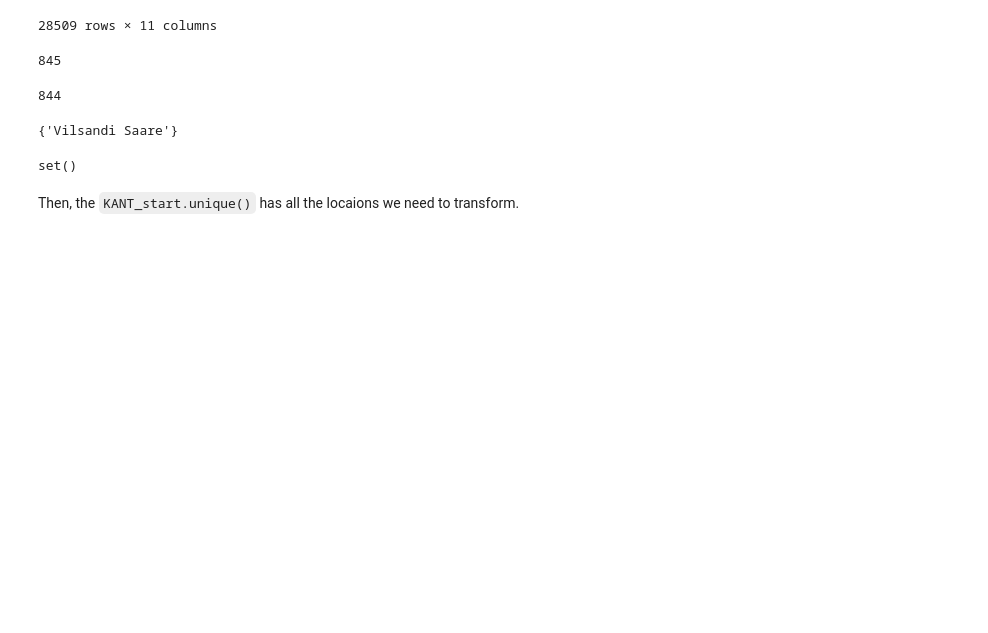
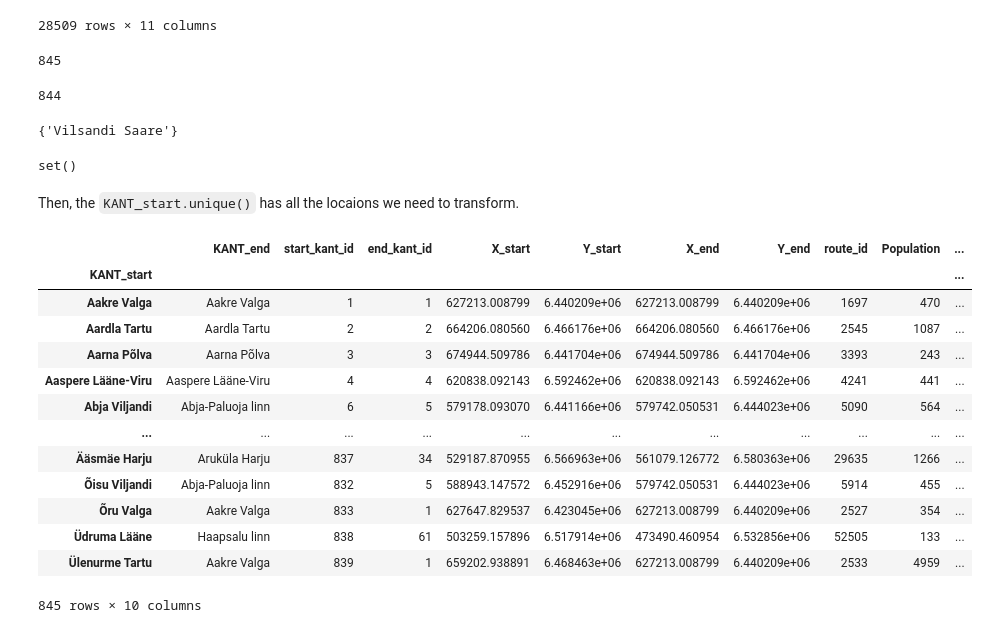
Before and after one commit to MINIMALaq/Connection_plot_on_the_map, a Jupyter notebook: pre_process.ipynb, the cells around one changed output. Saved outputs shown, nothing was run; the diff lists cells and outputs as text; code cells hidden in the pictures; blank space fills up the shorter version.

```diff
--- a/pre_process.ipynb
+++ b/pre_process.ipynb
@@ -59,3 +47,22 @@ set(df.KANT_end.unique()) - set(df.KANT_start.unique())
 set()
 # %% [markdown]
 Then, the `KANT_start.unique()` has all the locaions we need to transform.
+# %%
+start = df.groupby('KANT_start').first()
+# %%
+start
+# %% [output]
+|  | KANT_end | start_kant_id | end_kant_id | X_start | Y_start | X_end | Y_end | route_id | Population | ... |
+| KANT_start |  |  |  |  |  |  |  |  |  | ... |
+| Aakre Valga | Aakre Valga | 1 | 1 | 627213.008799 | 6.440209e+06 | 627213.008799 | 6.440209e+06 | 1697 | 470 | ... |
+| Aardla Tartu | Aardla Tartu | 2 | 2 | 664206.080560 | 6.466176e+06 | 664206.080560 | 6.466176e+06 | 2545 | 1087 | ... |
+| Aarna Põlva | Aarna Põlva | 3 | 3 | 674944.509786 | 6.441704e+06 | 674944.509786 | 6.441704e+06 | 3393 | 243 | ... |
+| Aaspere Lääne-Viru | Aaspere Lääne-Viru | 4 | 4 | 620838.092143 | 6.592462e+06 | 620838.092143 | 6.592462e+06 | 4241 | 441 | ... |
+| Abja Viljandi | Abja-Paluoja linn | 6 | 5 | 579178.093070 | 6.441166e+06 | 579742.050531 | 6.444023e+06 | 5090 | 564 | ... |
+| ... | ... | ... | ... | ... | ... | ... | ... | ... | ... | ... |
+| Ääsmäe Harju | Aruküla Harju | 837 | 34 | 529187.870955 | 6.566963e+06 | 561079.126772 | 6.580363e+06 | 29635 | 1266 | ... |
+| Õisu Viljandi | Abja-Paluoja linn | 832 | 5 | 588943.147572 | 6.452916e+06 | 579742.050531 | 6.444023e+06 | 5914 | 455 | ... |
+| Õru Valga | Aakre Valga | 833 | 1 | 627647.829537 | 6.423045e+06 | 627213.008799 | 6.440209e+06 | 2527 | 354 | ... |
+| Üdruma Lääne | Haapsalu linn | 838 | 61 | 503259.157896 | 6.517914e+06 | 473490.460954 | 6.532856e+06 | 52505 | 133 | ... |
+| Ülenurme Tartu | Aakre Valga | 839 | 1 | 659202.938891 | 6.468463e+06 | 627213.008799 | 6.440209e+06 | 2533 | 4959 | ... |
+845 rows × 10 columns
```
Also changed, not shown: parts of 11 cells of this notebook, 2 other files.
